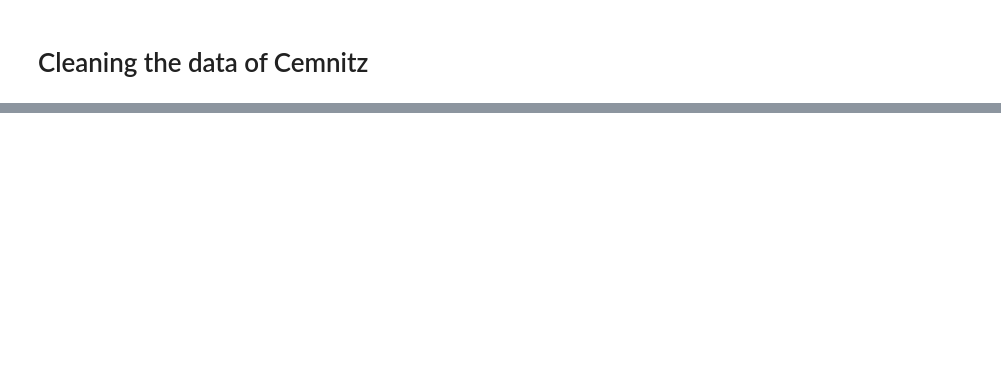
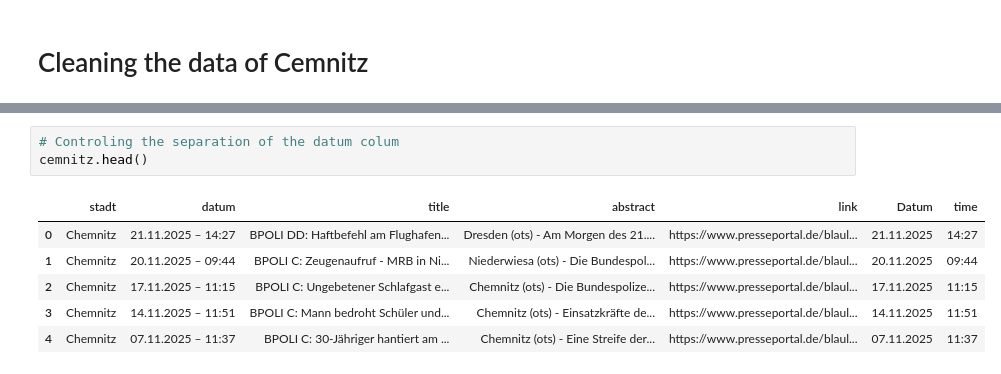
Before and after one commit to ichzann/DIS08_Data_modeling_7er_Gruppe, a Jupyter notebook: Daten_sets/blaulicht_scraping/clean_data_set.ipynb, the cells around one changed output, grey strips where cells are left out. Drawn from its saved outputs; the diff is of its cells as text; blank space fills up the shorter version.

```diff
--- a/Daten_sets/blaulicht_scraping/clean_data_set.ipynb
+++ b/Daten_sets/blaulicht_scraping/clean_data_set.ipynb
@@ -11,0 +39,10 @@ FileNotFoundError: [Errno 2] No such file or directory: '../Chemnitz_blaulicht_s
+# %%
+# Controling the separation of the datum colum
+cemnitz.head()
+# %% [output]
+|  | stadt | datum | title | abstract | link | Datum | time |
+| 0 | Chemnitz | 21.11.2025 – 14:27 | BPOLI DD: Haftbefehl am Flughafen... | Dresden (ots) - Am Morgen des 21.... | https://www.presseportal.de/blaul... | 21.11.2025 | 14:27 |
+| 1 | Chemnitz | 20.11.2025 – 09:44 | BPOLI C: Zeugenaufruf - MRB in Ni... | Niederwiesa (ots) - Die Bundespol... | https://www.presseportal.de/blaul... | 20.11.2025 | 09:44 |
+| 2 | Chemnitz | 17.11.2025 – 11:15 | BPOLI C: Ungebetener Schlafgast e... | Chemnitz (ots) - Die Bundespolize... | https://www.presseportal.de/blaul... | 17.11.2025 | 11:15 |
+| 3 | Chemnitz | 14.11.2025 – 11:51 | BPOLI C: Mann bedroht Schüler und... | Chemnitz (ots) - Einsatzkräfte de... | https://www.presseportal.de/blaul... | 14.11.2025 | 11:51 |
+| 4 | Chemnitz | 07.11.2025 – 11:37 | BPOLI C: 30-Jähriger hantiert am ... | Chemnitz (ots) - Eine Streife der... | https://www.presseportal.de/blaul... | 07.11.2025 | 11:37 |
```
Also changed, not shown: parts of 9 cells of this notebook, 1 other file.
